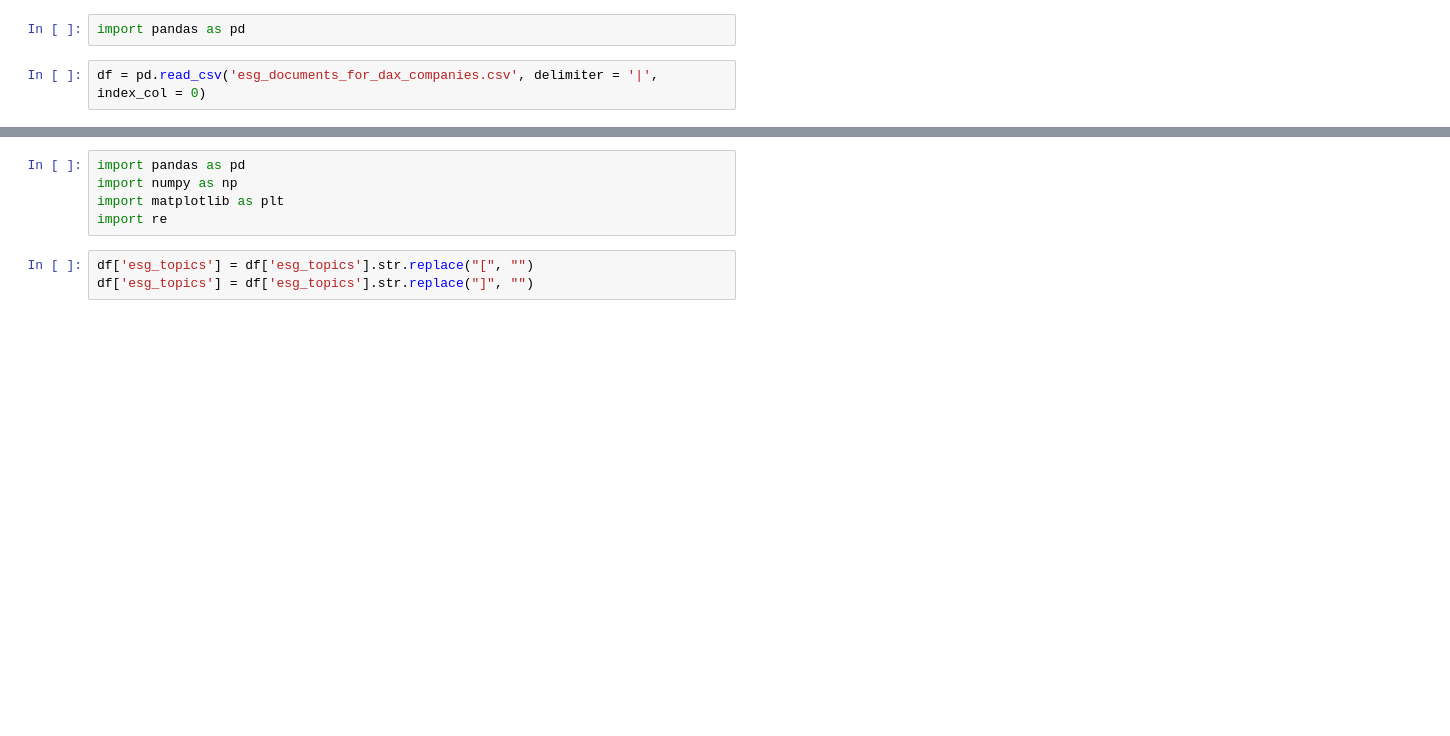
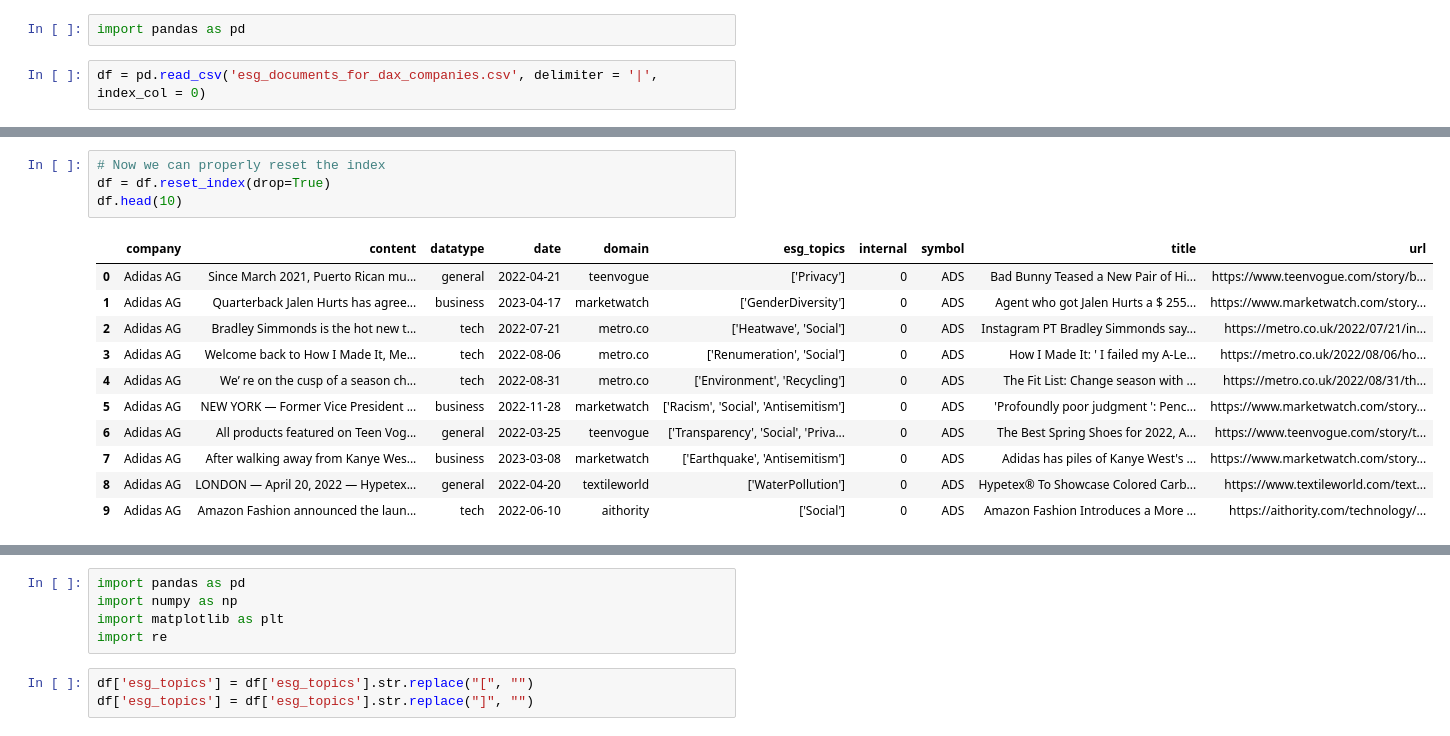
Before and after one commit to GeraldL19/Final-Year-Project-2024, a Jupyter notebook: DAX_trial_23_10_07.ipynb, the cells around one changed output, grey strips where cells are left out. Drawn from its saved outputs; the diff is of its cells as text; blank space fills up the shorter version.

```diff
--- a/DAX_trial_23_10_07.ipynb
+++ b/DAX_trial_23_10_07.ipynb
@@ -7,3 +23,19 @@ df = pd.read_csv('esg_documents_for_dax_companies.csv', delimiter = '|', index_c
+# %%
+# Now we can properly reset the index
+df = df.reset_index(drop=True)
+df.head(10)
+# %% [output]
+|  | company | content | datatype | date | domain | esg_topics | internal | symbol | title | url |
+| 0 | Adidas AG | Since March 2021, Puerto Rican mu... | general | 2022-04-21 | teenvogue | ['Privacy'] | 0 | ADS | Bad Bunny Teased a New Pair of Hi... | https://www.teenvogue.com/story/b... |
+| 1 | Adidas AG | Quarterback Jalen Hurts has agree... | business | 2023-04-17 | marketwatch | ['GenderDiversity'] | 0 | ADS | Agent who got Jalen Hurts a $ 255... | https://www.marketwatch.com/story... |
+| 2 | Adidas AG | Bradley Simmonds is the hot new t... | tech | 2022-07-21 | metro.co | ['Heatwave', 'Social'] | 0 | ADS | Instagram PT Bradley Simmonds say... | https://metro.co.uk/2022/07/21/in... |
+| 3 | Adidas AG | Welcome back to How I Made It, Me... | tech | 2022-08-06 | metro.co | ['Renumeration', 'Social'] | 0 | ADS | How I Made It: ' I failed my A-Le... | https://metro.co.uk/2022/08/06/ho... |
+| 4 | Adidas AG | We’ re on the cusp of a season ch... | tech | 2022-08-31 | metro.co | ['Environment', 'Recycling'] | 0 | ADS | The Fit List: Change season with ... | https://metro.co.uk/2022/08/31/th... |
+| 5 | Adidas AG | NEW YORK — Former Vice President ... | business | 2022-11-28 | marketwatch | ['Racism', 'Social', 'Antisemitism'] | 0 | ADS | 'Profoundly poor judgment ': Penc... | https://www.marketwatch.com/story... |
+| 6 | Adidas AG | All products featured on Teen Vog... | general | 2022-03-25 | teenvogue | ['Transparency', 'Social', 'Priva... | 0 | ADS | The Best Spring Shoes for 2022, A... | https://www.teenvogue.com/story/t... |
+| 7 | Adidas AG | After walking away from Kanye Wes... | business | 2023-03-08 | marketwatch | ['Earthquake', 'Antisemitism'] | 0 | ADS | Adidas has piles of Kanye West's ... | https://www.marketwatch.com/story... |
+| 8 | Adidas AG | LONDON — April 20, 2022 — Hypetex... | general | 2022-04-20 | textileworld | ['WaterPollution'] | 0 | ADS | Hypetex® To Showcase Colored Carb... | https://www.textileworld.com/text... |
+| 9 | Adidas AG | Amazon Fashion announced the laun... | tech | 2022-06-10 | aithority | ['Social'] | 0 | ADS | Amazon Fashion Introduces a More ... | https://aithority.com/technology/... |
 # %%
 df
 # %% [output]
```
Also changed, not shown: parts of 9 cells of this notebook.
